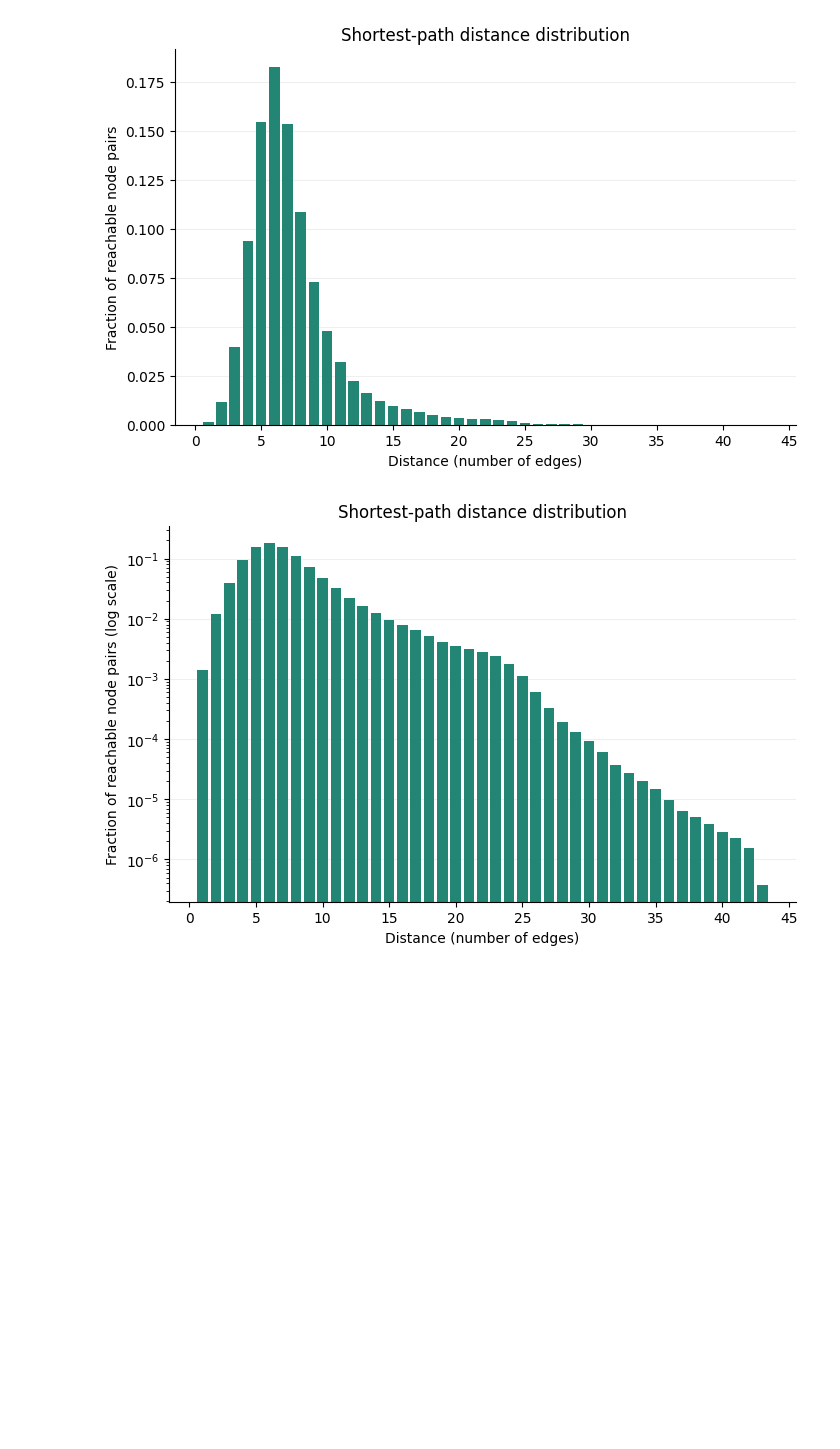
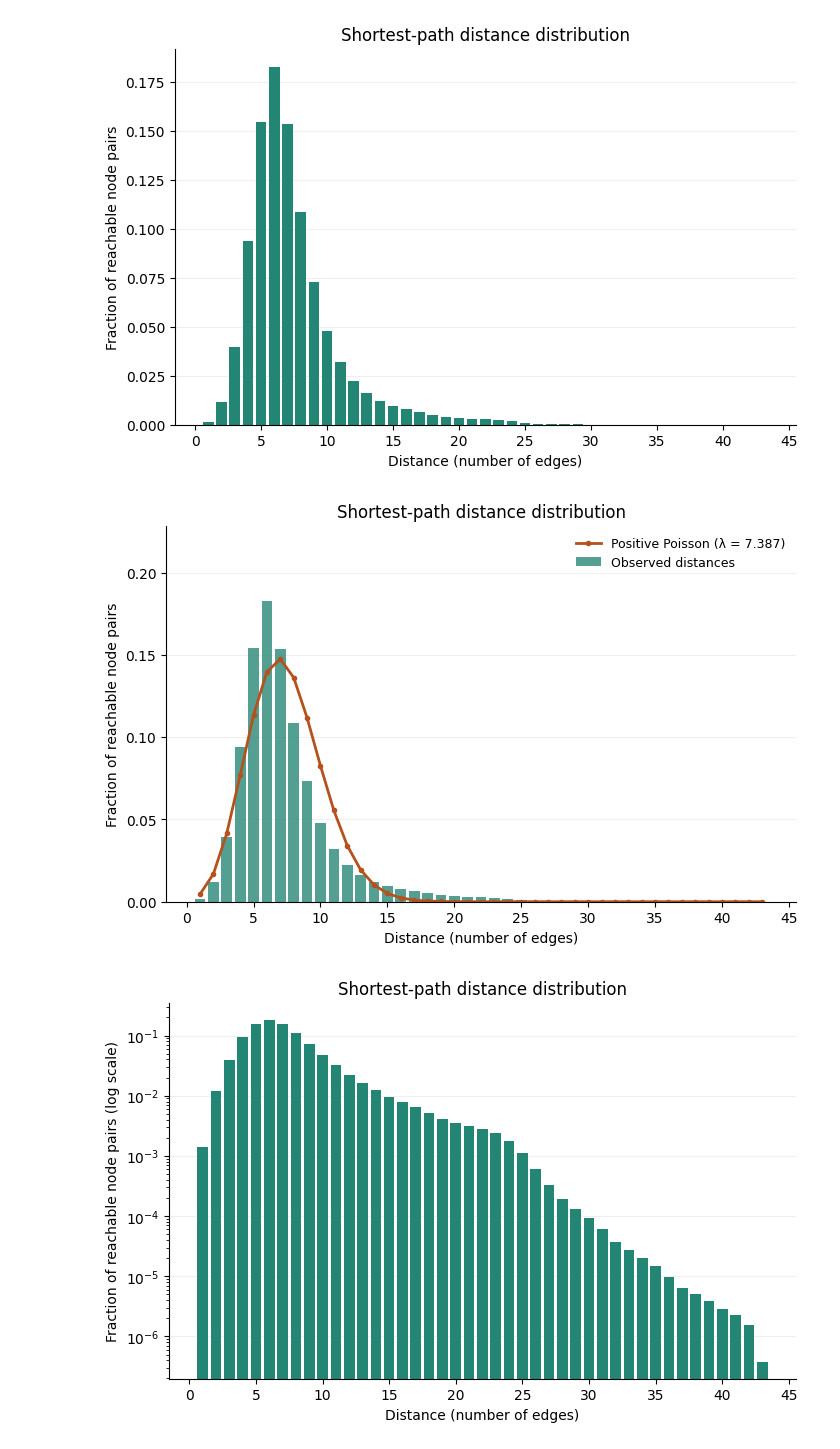
Before and after one commit to SamSaladino/Effective-Topological-Coverage-ETC, a Jupyter notebook: notebooks/00_HUMAN1_properties.ipynb, the cells around one changed output. Drawn from its saved outputs; the diff is of its cells as text; code cells hidden in the pictures; blank space fills up the shorter version.

Commit message:
chore: poison fit distance distribution

```diff
--- a/notebooks/00_HUMAN1_properties.ipynb
+++ b/notebooks/00_HUMAN1_properties.ipynb
@@ -315,4 +314,65 @@ fig.savefig("graph_properties/distance_distribution_linear.png", bbox_inches="ti
 plt.show()
 # %% [output]
 [figure]
+# %%
+from scipy.optimize import brentq
+from scipy.stats import poisson
+
+# Observed distance frequencies.
+frequencies = distance_distribution.set_index("distance")["pairs"]
+x = np.arange(1, int(frequencies.index.max()) + 1)
+counts = frequencies.reindex(x, fill_value=0).to_numpy(dtype=float)
+observed = counts / counts.sum()
+
+# Fit a Poisson distribution conditioned on positive distances.
+mean_d = np.sum(x * observed)
+
+lambda_hat = brentq(
+    lambda lam: lam / (-np.expm1(-lam)) - mean_d,
+    1e-12,
+    mean_d,
+)
+
+fitted = poisson.pmf(x, lambda_hat) / poisson.sf(0, lambda_hat)
+
+# Linear-scale comparison.
+fig, ax = plt.subplots(figsize=(7, 4.5), layout="constrained")
+
+ax.bar(
+    x, observed,
+    color="#238675", alpha=0.78,
+    label="Observed distances",
+)
+
+ax.plot(
+    x, fitted, "o-",
+    color="#b4511d", linewidth=2, markersize=3,
+    label=f"Positive Poisson (λ = {lambda_hat:.3f})",
+)
+
+ax.set(
+    title="Shortest-path distance distribution",
+    xlabel="Distance (number of edges)",
+    ylabel="Fraction of reachable node pairs",
+    ylim=(0, observed.max() * 1.25),
+)
+
+ax.xaxis.set_major_locator(MaxNLocator(integer=True))
+ax.spines[["top", "right"]].set_visible(False)
+ax.grid(axis="y", alpha=0.2)
+ax.set_axisbelow(True)
+ax.legend(frameon=False, fontsize=9)
+
+output_dir = Path("graph_properties")
+output_dir.mkdir(parents=True, exist_ok=True)
+
+fig.savefig(
+    output_dir / "distance_distribution_poisson_linear.png",
+    dpi=300,
+    bbox_inches="tight",
+)
+
+plt.show()
+# %% [output]
+[figure, added]
 # %%
```
Also changed, not shown: parts of 5 cells of this notebook, 1 other file.
